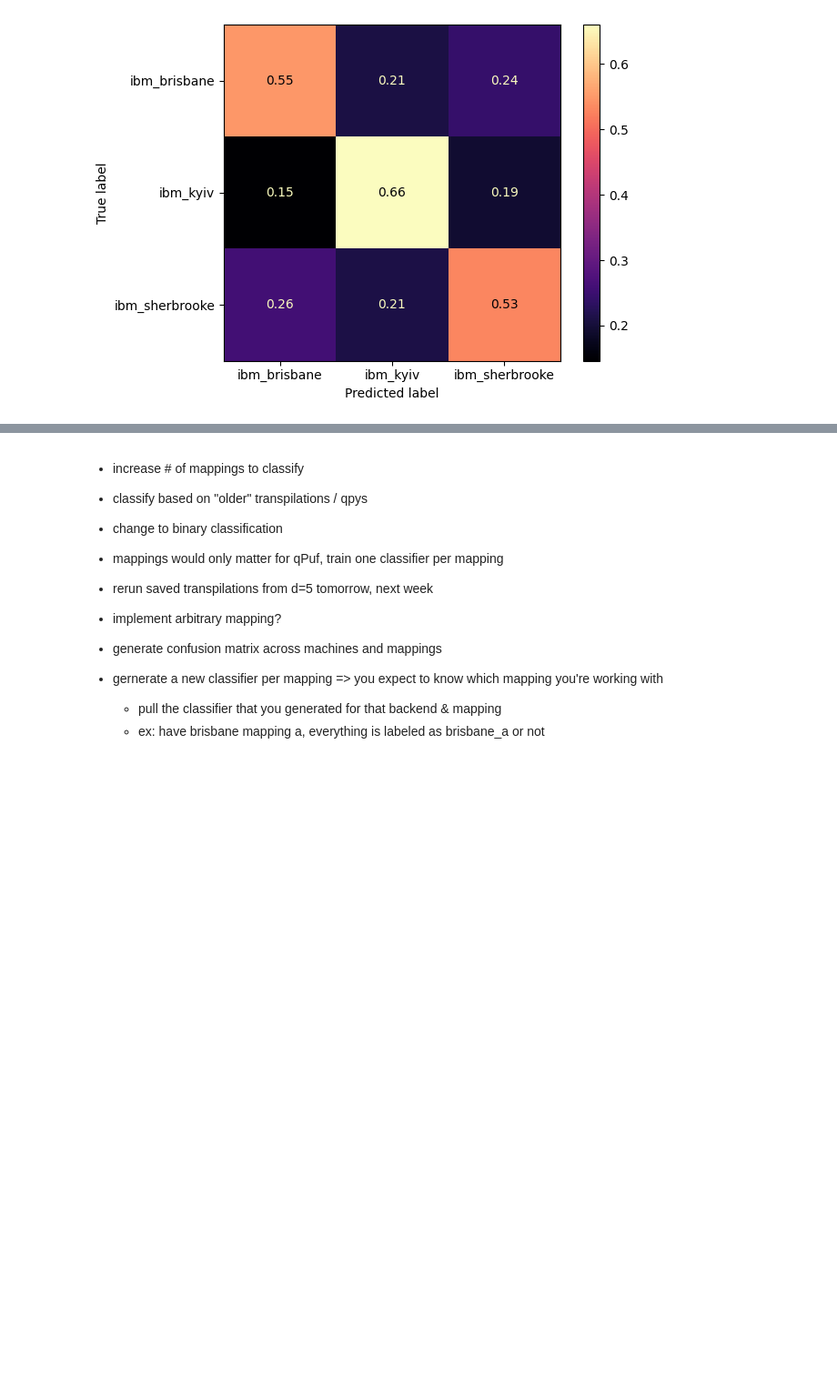
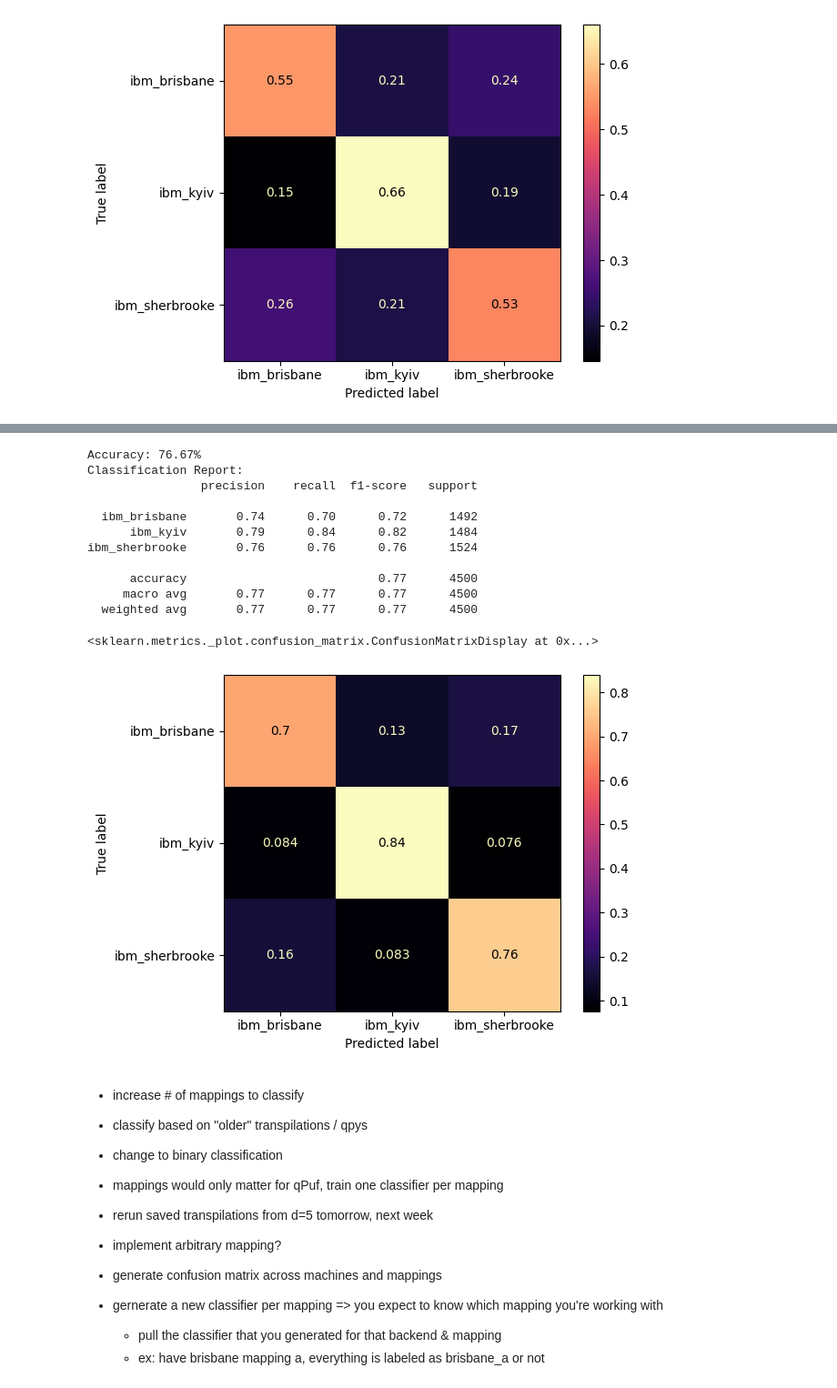
Before and after one commit to devon-campbell/qtcodes, a Jupyter notebook: fingerprinting/xxzz/classifier.ipynb, the cells around one changed output, grey strips where cells are left out. Shown: that part at 91% size. Saved outputs shown, nothing was run; the diff lists cells and outputs as text; code cells hidden in the pictures; blank space fills up the shorter version.

```diff
--- a/fingerprinting/xxzz/classifier.ipynb
+++ b/fingerprinting/xxzz/classifier.ipynb
@@ -472,3 +231,22 @@ ConfusionMatrixDisplay.from_predictions(y_test, y_pred, cmap='magma', normalize=
+# %%
+json_file = 'data/qubit1Z_d5_results.json'
+df = json_to_expanded_df(json_file, d=5)
+clf, updated_df, y_test, y_pred = build_backend_classifier(df, d=5)
+ConfusionMatrixDisplay.from_predictions(y_test, y_pred, cmap='magma', normalize='true')
+# %% [output]
+Accuracy: 76.67%
+Classification Report:
+                precision    recall  f1-score   support
+
+  ibm_brisbane       0.74      0.70      0.72      1492
+      ibm_kyiv       0.79      0.84      0.82      1484
+ibm_sherbrooke       0.76      0.76      0.76      1524
+
+      accuracy                           0.77      4500
+     macro avg       0.77      0.77      0.77      4500
+  weighted avg       0.77      0.77      0.77      4500
+<sklearn.metrics._plot.confusion_matrix.ConfusionMatrixDisplay at 0x...>
+[figure, added]
 # %% [markdown]
 - increase # of mappings to classify
 - classify based on "older" transpilations / qpys
```
Also changed, not shown: parts of 8 cells of this notebook.
